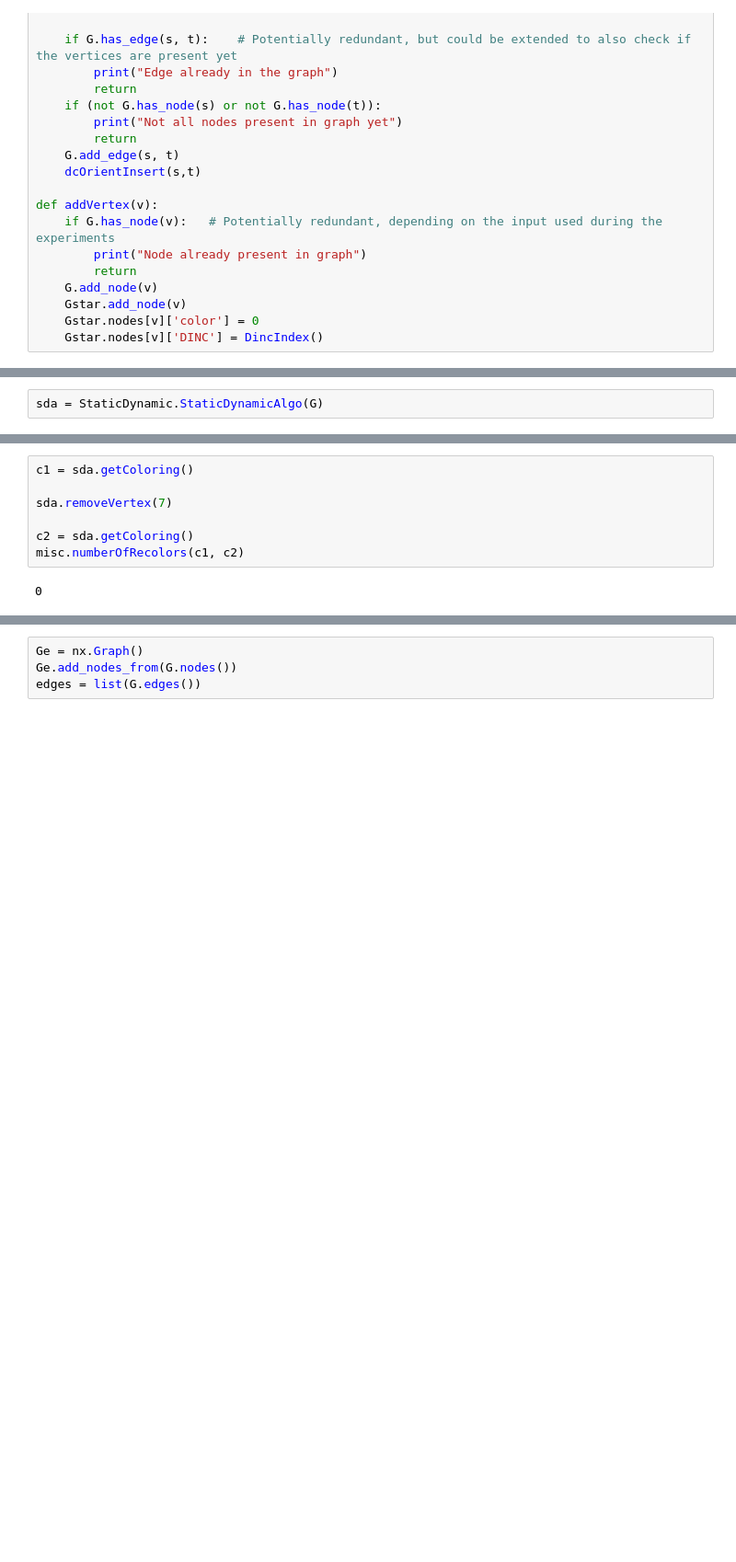
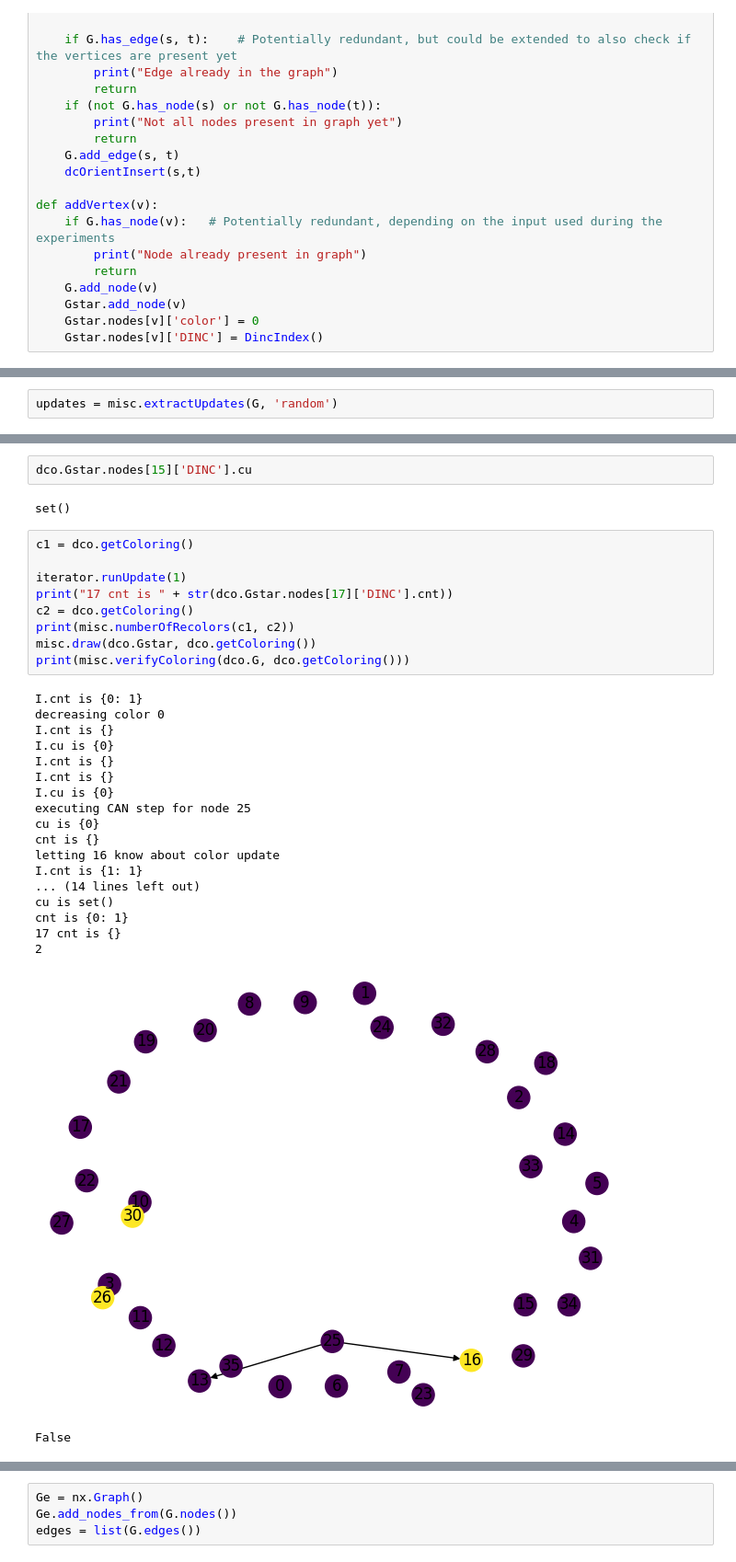
Before and after one commit to mtheunistue/DynamicGraphColoring, a Jupyter notebook: Algorithm Sandbox.ipynb, the cells around one changed output, grey strips where cells are left out. Shown at 92% size. Drawn from its saved outputs; the diff is of its cells as text; blank space fills up the shorter version.

```diff
--- a/Algorithm Sandbox.ipynb
+++ b/Algorithm Sandbox.ipynb
@@ -120,2 +120,2 @@ misc.draw(G)
 # %%
-sda = StaticDynamic.StaticDynamicAlgo(G)
+updates = misc.extractUpdates(G, 'random')
@@ -122,10 +127,34 @@ sda = StaticDynamic.StaticDynamicAlgo(G)
+# %%
+dco.Gstar.nodes[15]['DINC'].cu
+# %% [output]
+set()
 # %%
-c1 = sda.getColoring()
+c1 = dco.getColoring()
 
-sda.removeVertex(7)
-
-c2 = sda.getColoring()
-misc.numberOfRecolors(c1, c2)
+iterator.runUpdate(1)
+print("17 cnt is " + str(dco.Gstar.nodes[17]['DINC'].cnt))
+c2 = dco.getColoring()
+print(misc.numberOfRecolors(c1, c2))
+misc.draw(dco.Gstar, dco.getColoring())
+print(misc.verifyColoring(dco.G, dco.getColoring()))
 # %% [output]
-0
+I.cnt is {0: 1}
+decreasing color 0
+I.cnt is {}
+I.cu is {0}
+I.cnt is {}
+I.cnt is {}
+I.cu is {0}
+executing CAN step for node 25
+cu is {0}
+cnt is {}
+letting 16 know about color update
+I.cnt is {1: 1}
+... (14 lines left out)
+cu is set()
+cnt is {0: 1}
+17 cnt is {}
+2
+[figure, added]
+False
 # %%
```
Also changed, not shown: parts of 12 cells of this notebook, 1 other file.
